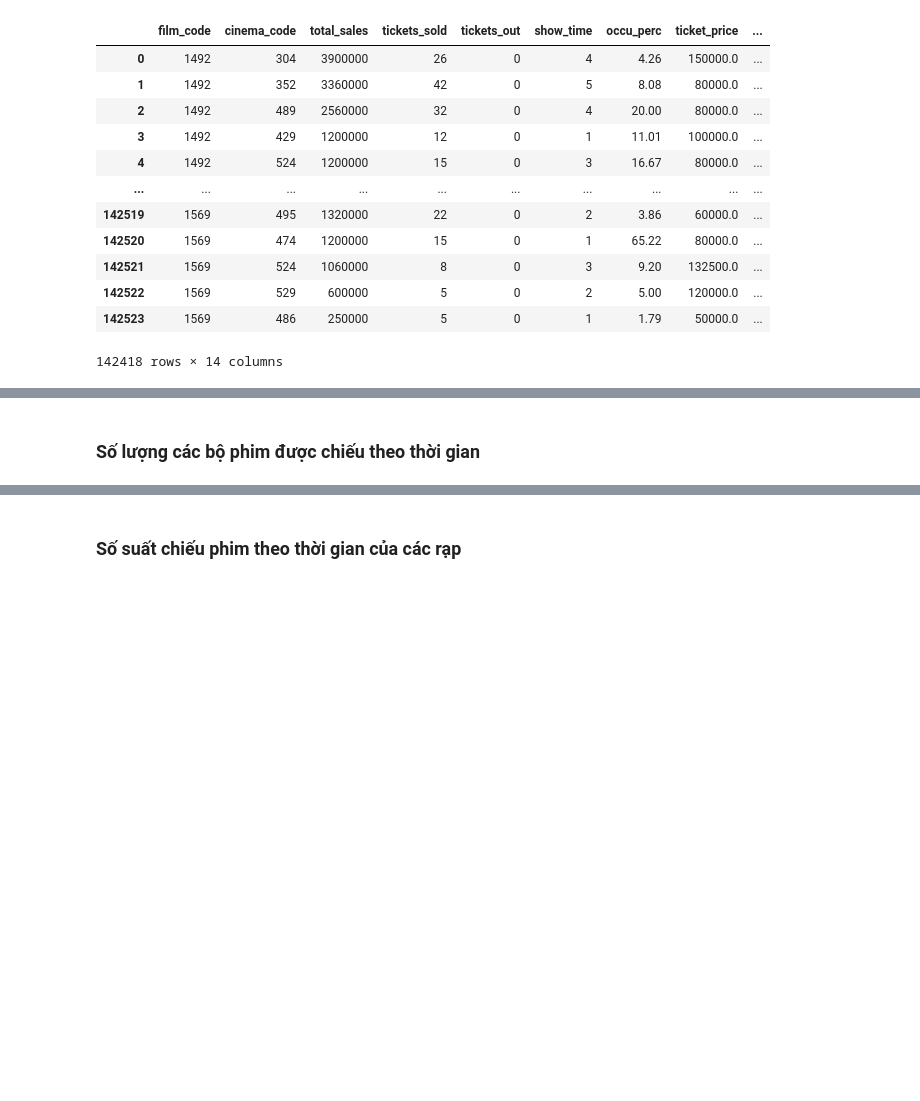
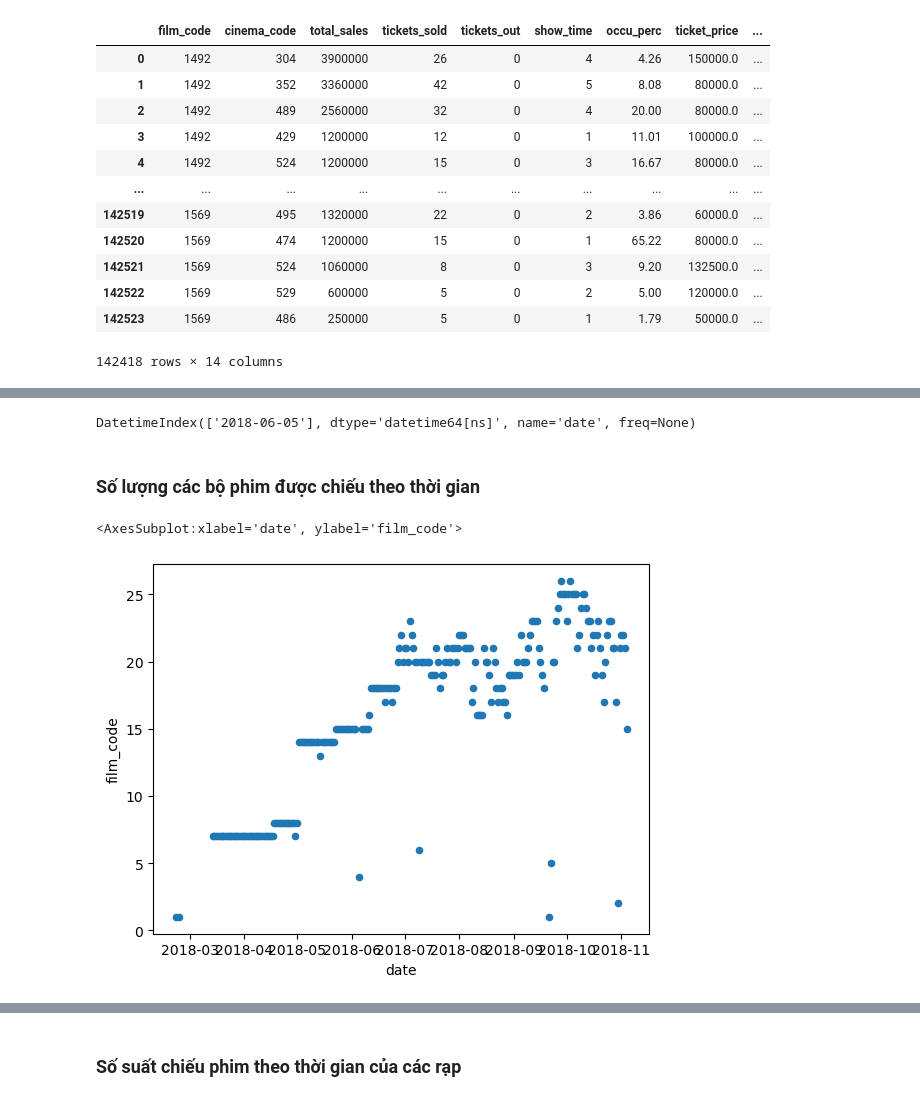
Before and after one commit to Tuyet3005/DataVisualization-Lab-2, a Jupyter notebook: source_codes/Huy.ipynb, the cells around one changed output, grey strips where cells are left out. Cells and saved outputs as stored; diff of their text form; code cells hidden in the pictures; blank space fills up the shorter version.

```diff
--- a/source_codes/Huy.ipynb
+++ b/source_codes/Huy.ipynb
@@ -48,4 +204,13 @@ data
+# %%
+y[y==max(y)].index
+# %% [output]
+DatetimeIndex(['2018-06-05'], dtype='datetime64[ns]', name='date', freq=None)
 # %% [markdown]
 ### Số lượng các bộ phim được chiếu theo thời gian
 # %%
-n_film_by_date = data.groupby('date')['film_code'].nunique().reset_index()
+y = data.groupby('date')['film_code'].nunique().reset_index()
+y.plot.scatter(x='date', y='film_code')
+#y.plot(kind = 'line')
+# %% [output]
+<AxesSubplot:xlabel='date', ylabel='film_code'>
+[figure, added]
```
Also changed, not shown: parts of 31 cells of this notebook.
